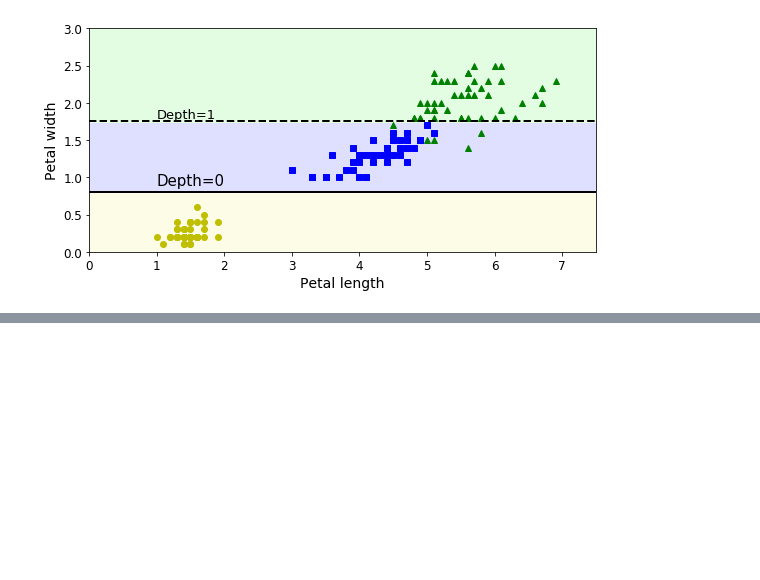
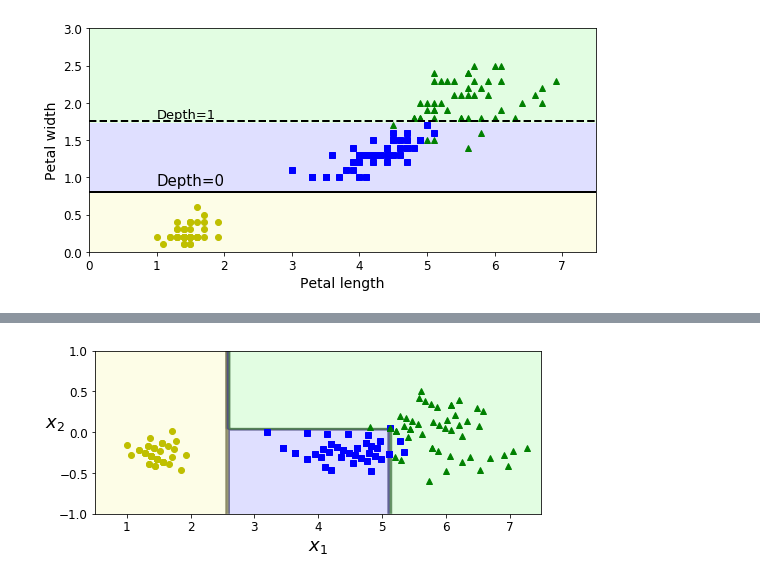
Before and after one commit to sayan31/Python-handson-ml, a Jupyter notebook: Chapter-6/decision_trees.ipynb, the cells around one changed output, grey strips where cells are left out. Drawn from its saved outputs; the diff is of its cells as text; code cells hidden in the pictures; blank space fills up the shorter version.

```diff
--- a/Chapter-6/decision_trees.ipynb
+++ b/Chapter-6/decision_trees.ipynb
@@ -148,0 +174,16 @@ Saving figure decision_tree_instability_plot
+# %%
+# Effect of rotation of the data set through an angle.
+angle = np.pi / 180 * 20
+rotation_matrix = np.array([[np.cos(angle), -np.sin(angle)], [np.sin(angle), np.cos(angle)]])
+# Created the rotated iris dataset
+Xr = X.dot(rotation_matrix)
+
+tree_clf_r = DecisionTreeClassifier(random_state=42)
+tree_clf_r.fit(Xr, y)
+
+plt.figure(figsize=(8, 3))
+plot_decision_boundary(tree_clf_r, Xr, y, axes=[0.5, 7.5, -1.0, 1], iris=False)
+
+plt.show()
+# %% [output]
+[figure, added]
```
Also changed, not shown: parts of 2 cells of this notebook, 2 other files.
